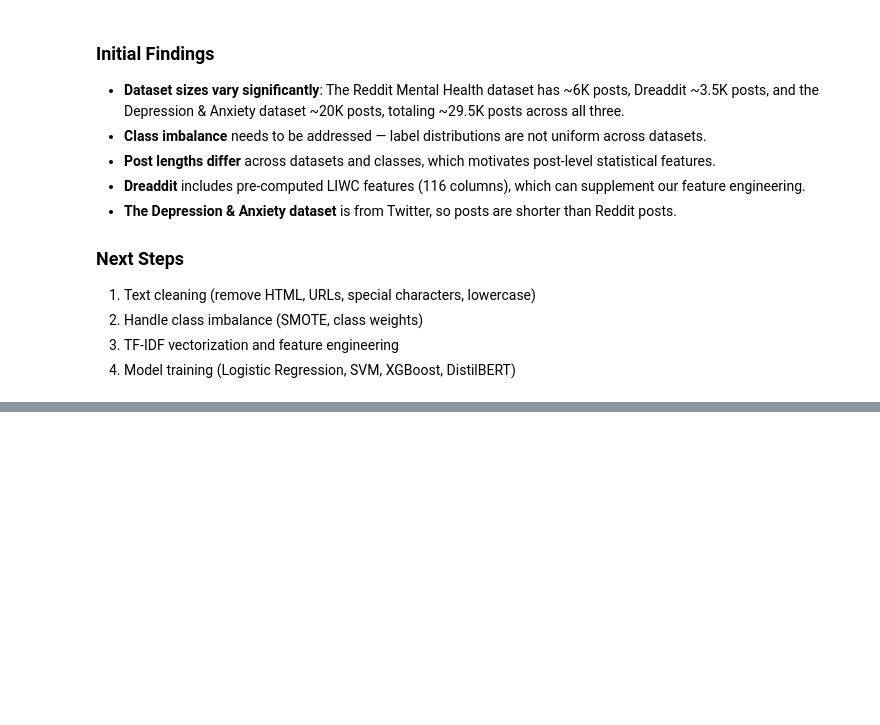
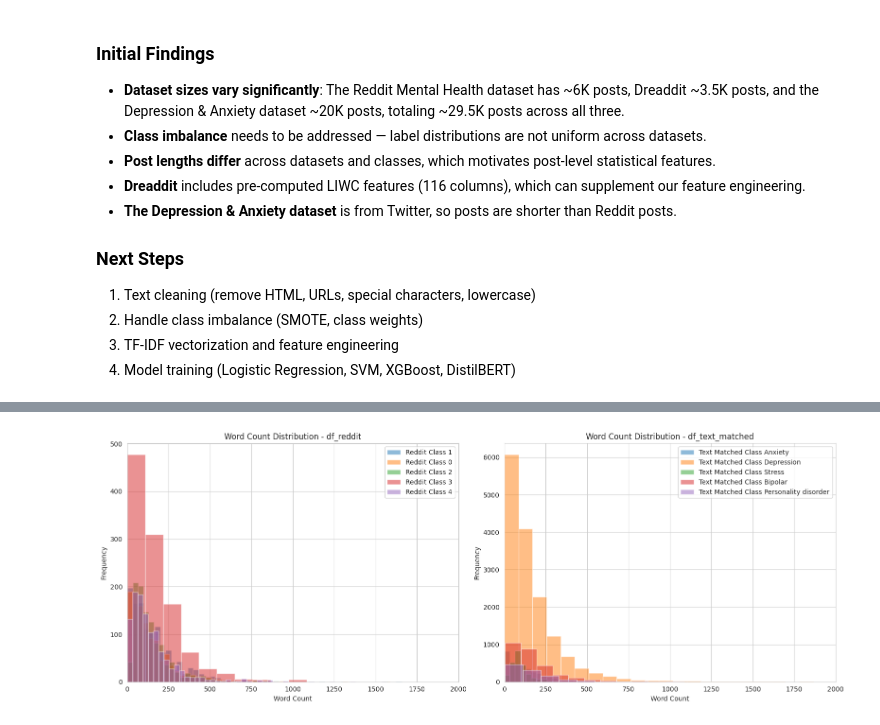
Before and after one commit to rgunanidhi/CMPE255-mental-health-nlp-classification, a Jupyter notebook: notebooks/01_EDA.ipynb, the cells around one changed output, grey strips where cells are left out. Drawn from its saved outputs; the diff is of its cells as text; code cells hidden in the pictures; blank space fills up the shorter version.

```diff
--- a/notebooks/01_EDA.ipynb
+++ b/notebooks/01_EDA.ipynb
@@ -420,0 +460,14 @@ plt.show()
+# %%
+# --- 2. Filter df_text to matched and OOD labels ---
+
+matched_labels = ['Stress', 'Depression', 'Bipolar', 'Personality disorder', 'Anxiety']
+ood_labels = ['Suicidal', 'Normal']
+
+# Filter for matched labels (EXP-5)
+df_text_matched = df_text[df_text['status'].isin(matched_labels)].copy()
+
+# Filter for OOD labels (EXP-6)
+df_text_ood = df_text[df_text['status'].isin(ood_labels)].copy()
+
+print(f"\nShape of df_text_matched: {df_text_matched.shape}")
+print(f"Shape of df_text_ood: {df_text_ood.shape}")
@@ -420,0 +494,65 @@ plt.show()
+# %%
+# --- 4. Extend df_text matched-subset analysis ---
+
+print("\n--- df_text_matched Analysis ---")
+
+# Row counts per class for df_text_matched
+print('\nRow counts per class (df_text_matched):')
+print(df_text_matched['status'].value_counts())
+
+# Post-length distribution comparison vs. Reddit
+# Ensure word_count exists for df_text_matched
+if 'word_count' not in df_text_matched.columns:
+    df_text_matched['word_count'] = df_text_matched['statement'].astype(str).apply(lambda x: len(x.split()))
+
+fig, axes = plt.subplots(1, 2, figsize=(16, 6))
+
+# df_reddit word count distribution
+for label in df_reddit['target'].unique():
+    subset = df_reddit[df_reddit['target'] == label]
+    axes[0].hist(subset['word_count'], bins=50, alpha=0.5, label=f'Reddit Class {label}')
+axes[0].set_title('Word Count Distribution - df_reddit')
+axes[0].set_xlabel('Word Count')
+axes[0].set_ylabel('Frequency')
+axes[0].legend()
+axes[0].set_xlim(0, 2000) # Consistent x-limit with previous Reddit plot
+
+# df_text_matched word count distribution
+for label in df_text_matched['status'].unique():
+    subset = df_text_matched[df_text_matched['status'] == label]
+    axes[1].hist(subset['word_count'], bins=50, alpha=0.5, label=f'Text Matched Class {label}')
+axes[1].set_title('Word Count Distribution - df_text_matched')
+axes[1].set_xlabel('Word Count')
+axes[1].set_ylabel('Frequency')
+axes[1].legend()
+axes[1].set_xlim(0, 2000) # Consistent x-limit
+
+plt.tight_layout()
+plt.show()
+
+print('\nWord count statistics (df_reddit):')
+print(df_reddit.groupby('target')['word_count'].describe().round(1))
+
+print('\nWord count statistics (df_text_matched):')
+print(df_text_matched.groupby('status')['word_count'].describe().round(1))
+
+# Vocabulary overlap
+def get_vocabulary(texts, n=1):
+    vec = CountVectorizer(ngram_range=(n, n), stop_words='english')
+    vec.fit(texts.astype(str))
+    return set(vec.vocabulary_.keys())
+
+vocab_reddit = get_vocabulary(df_reddit['text'])
+vocab_text_matched = get_vocabulary(df_text_matched['statement'])
+
+common_vocab = vocab_reddit.intersection(vocab_text_matched)
+
+print(f"\nVocabulary Analysis (Unigrams, Stop words removed):")
+print(f"Unique vocabulary in df_reddit: {len(vocab_reddit):,}")
+print(f"Unique vocabulary in df_text_matched: {len(vocab_text_matched):,}")
+print(f"Overlapping vocabulary: {len(common_vocab):,}")
+
+# Display some common words
+print("\nSample of common words:")
+print(list(common_vocab)[:20])
+# %% [output]
@@ -420,0 +569 @@ plt.show()
+[figure, added]
```
Also changed, not shown: parts of 5 cells of this notebook.
